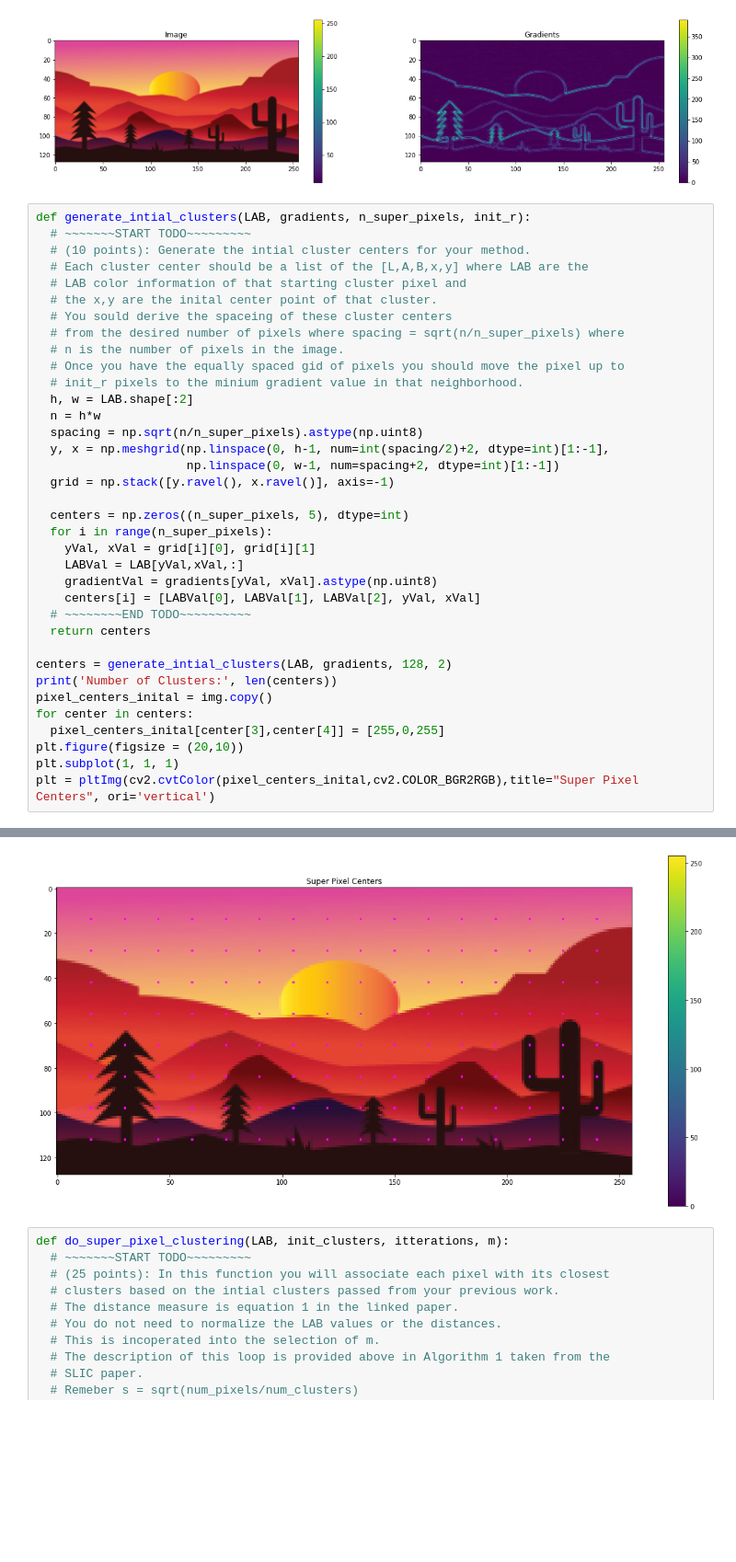
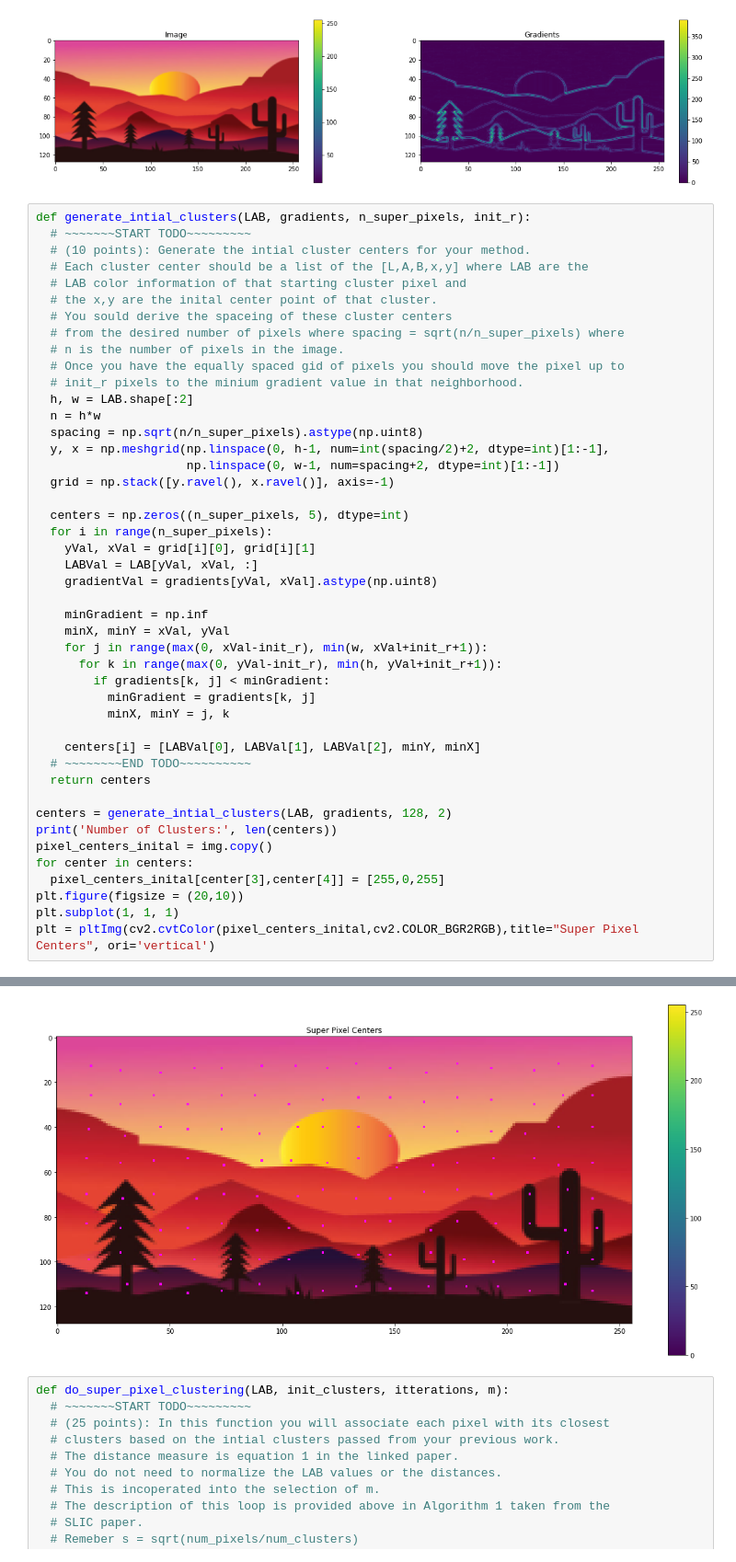
Before and after one commit to bhavanvir/ECE-471, a Jupyter notebook: ECE471_536_Assignment_3/A3_ECE_471_536_Spring_2023.ipynb, the cells around one changed output, grey strips where cells are left out. Shown at 92% size. Saved outputs shown, nothing was run; the diff lists cells and outputs as text; blank space fills up the shorter version.

```diff
--- a/ECE471_536_Assignment_3/A3_ECE_471_536_Spring_2023.ipynb
+++ b/ECE471_536_Assignment_3/A3_ECE_471_536_Spring_2023.ipynb
@@ -318,36 +318,45 @@ def generate_intial_clusters(LAB, gradients, n_super_pixels, init_r):
   # the x,y are the inital center point of that cluster.
   # You sould derive the spaceing of these cluster centers
   # from the desired number of pixels where spacing = sqrt(n/n_super_pixels) where
   # n is the number of pixels in the image.
   # Once you have the equally spaced gid of pixels you should move the pixel up to
   # init_r pixels to the minium gradient value in that neighborhood.
   h, w = LAB.shape[:2]
   n = h*w
   spacing = np.sqrt(n/n_super_pixels).astype(np.uint8)
   y, x = np.meshgrid(np.linspace(0, h-1, num=int(spacing/2)+2, dtype=int)[1:-1],
                      np.linspace(0, w-1, num=spacing+2, dtype=int)[1:-1])
   grid = np.stack([y.ravel(), x.ravel()], axis=-1)
 
   centers = np.zeros((n_super_pixels, 5), dtype=int)
   for i in range(n_super_pixels):
     yVal, xVal = grid[i][0], grid[i][1]
-    LABVal = LAB[yVal,xVal,:]
+    LABVal = LAB[yVal, xVal, :]
     gradientVal = gradients[yVal, xVal].astype(np.uint8)
-    centers[i] = [LABVal[0], LABVal[1], LABVal[2], yVal, xVal]
+
+    minGradient = np.inf
+    minX, minY = xVal, yVal
+    for j in range(max(0, xVal-init_r), min(w, xVal+init_r+1)):
+      for k in range(max(0, yVal-init_r), min(h, yVal+init_r+1)):
+        if gradients[k, j] < minGradient:
+          minGradient = gradients[k, j]
+          minX, minY = j, k
+
+    centers[i] = [LABVal[0], LABVal[1], LABVal[2], minY, minX]
   # ~~~~~~~~END TODO~~~~~~~~~~
   return centers
 
 centers = generate_intial_clusters(LAB, gradients, 128, 2)
 print('Number of Clusters:', len(centers))
 pixel_centers_inital = img.copy()
 for center in centers:
   pixel_centers_inital[center[3],center[4]] = [255,0,255]
 plt.figure(figsize = (20,10))
 plt.subplot(1, 1, 1)
 plt = pltImg(cv2.cvtColor(pixel_centers_inital,cv2.COLOR_BGR2RGB),title="Super Pixel Centers", ori='vertical')
 # %% [output]
 Number of Clusters: 128
-[figure, old version]
+[figure, new version]
 # %%
 def do_super_pixel_clustering(LAB, init_clusters, itterations, m):
   # ~~~~~~~START TODO~~~~~~~~~
```
Also changed, not shown: parts of 3 cells of this notebook.
